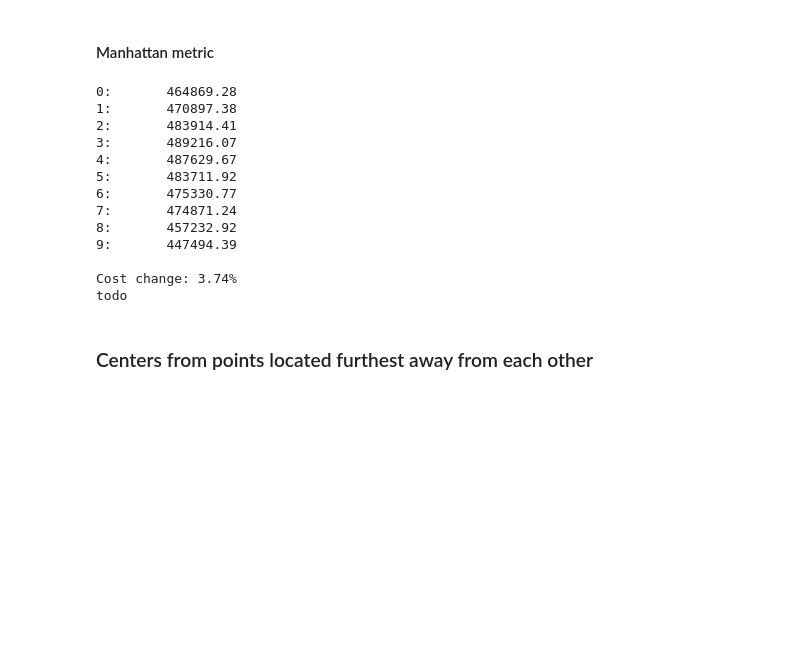
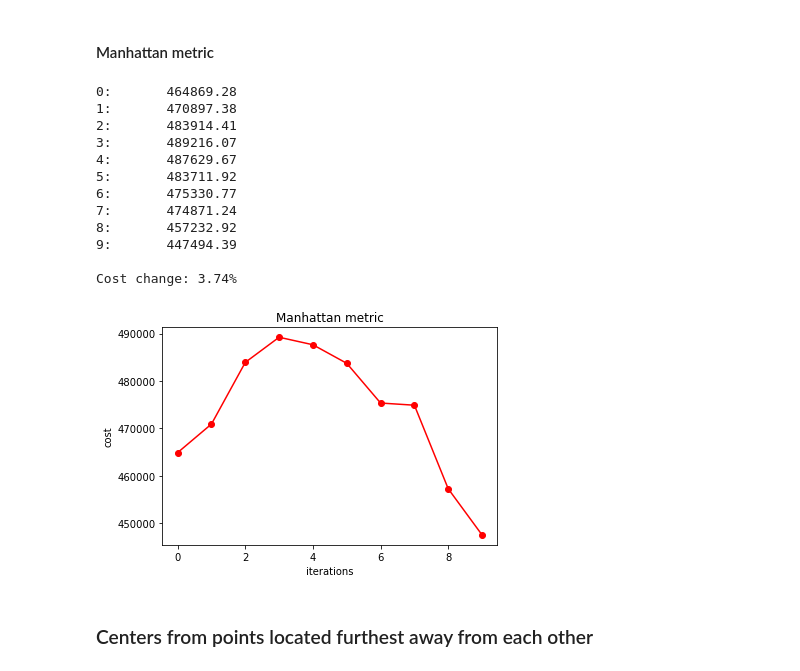
Before and after one commit to jurczewski/PiADZD, a Jupyter notebook: zad3/Zad3.ipynb, the cells around one changed output. Saved outputs shown, nothing was run; the diff lists cells and outputs as text; code cells hidden in the pictures; blank space fills up the shorter version.

```diff
--- a/zad3/Zad3.ipynb
+++ b/zad3/Zad3.ipynb
@@ -107,22 +115,22 @@ todo
 # %%
 iter_costs = kmeans_cost(ITERATIONS, points, centroids, Manhattan)
 
 print_costs(iter_costs)
-plot_costs(iter_costs)
+plot_costs(iter_costs, 'Manhattan metric')
 # %% [output]
 0:       464869.28
 1:       470897.38
 2:       483914.41
 3:       489216.07
 4:       487629.67
 5:       483711.92
 6:       475330.77
 7:       474871.24
 8:       457232.92
 9:       447494.39
 
 Cost change: 3.74%
-todo
+[figure, added]
 # %% [markdown]
 ### Centers from points located furthest away from each other
 # %%
```
Also changed, not shown: parts of 5 cells of this notebook, 1 other file.
